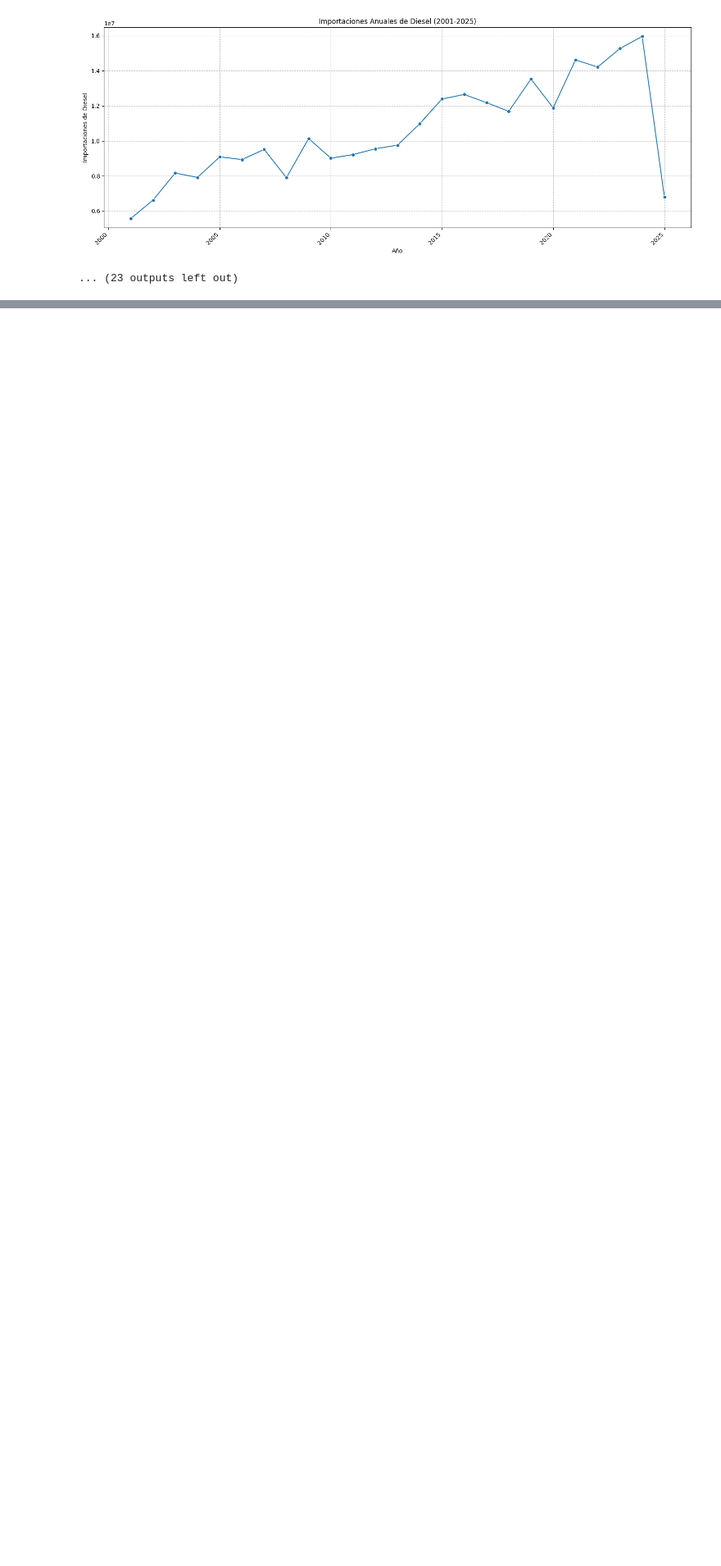
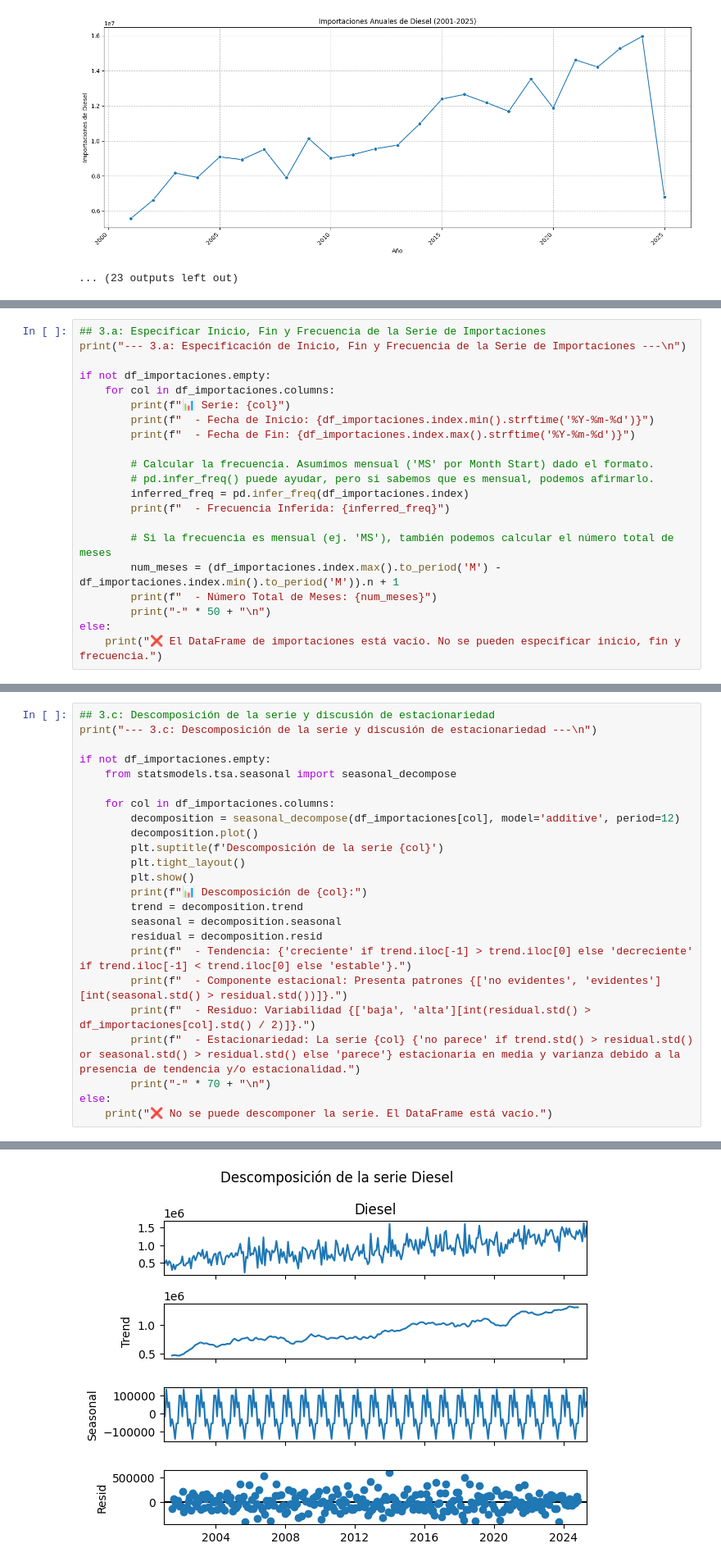
Before and after one commit to Saiyan-Javi/Lab1DS, a Jupyter notebook: Lab1.ipynb, the cells around one changed output, grey strips where cells are left out. Shown at 82% size. Cells and saved outputs as stored; diff of their text form; blank space fills up the shorter version.

```diff
--- a/Lab1.ipynb
+++ b/Lab1.ipynb
@@ -386,0 +531,21 @@ Tendencia anual de importaciones (Picos por Año y Tipo de Combustible):
+# %%
+## 3.a: Especificar Inicio, Fin y Frecuencia de la Serie de Importaciones
+print("--- 3.a: Especificación de Inicio, Fin y Frecuencia de la Serie de Importaciones ---\n")
+
+if not df_importaciones.empty:
+    for col in df_importaciones.columns:
+        print(f"📊 Serie: {col}")
+        print(f"  - Fecha de Inicio: {df_importaciones.index.min().strftime('%Y-%m-%d')}")
+        print(f"  - Fecha de Fin: {df_importaciones.index.max().strftime('%Y-%m-%d')}")
+
+        # Calcular la frecuencia. Asumimos mensual ('MS' por Month Start) dado el formato.
+        # pd.infer_freq() puede ayudar, pero si sabemos que es mensual, podemos afirmarlo.
+        inferred_freq = pd.infer_freq(df_importaciones.index)
+        print(f"  - Frecuencia Inferida: {inferred_freq}")
+
+        # Si la frecuencia es mensual (ej. 'MS'), también podemos calcular el número total de meses
+        num_meses = (df_importaciones.index.max().to_period('M') - df_importaciones.index.min().to_period('M')).n + 1
+        print(f"  - Número Total de Meses: {num_meses}")
+        print("-" * 50 + "\n")
+else:
+    print("❌ El DataFrame de importaciones está vacío. No se pueden especificar inicio, fin y frecuencia.")
@@ -386,0 +625,25 @@ Tendencia anual de importaciones (Picos por Año y Tipo de Combustible):
+# %%
+## 3.c: Descomposición de la serie y discusión de estacionariedad
+print("--- 3.c: Descomposición de la serie y discusión de estacionariedad ---\n")
+
+if not df_importaciones.empty:
+    from statsmodels.tsa.seasonal import seasonal_decompose
+
+    for col in df_importaciones.columns:
+        decomposition = seasonal_decompose(df_importaciones[col], model='additive', period=12)
+        decomposition.plot()
+        plt.suptitle(f'Descomposición de la serie {col}')
+        plt.tight_layout()
+        plt.show()
+        print(f"📊 Descomposición de {col}:")
+        trend = decomposition.trend
+        seasonal = decomposition.seasonal
+        residual = decomposition.resid
+        print(f"  - Tendencia: {'creciente' if trend.iloc[-1] > trend.iloc[0] else 'decreciente' if trend.iloc[-1] < trend.iloc[0] else 'estable'}.")
+        print(f"  - Componente estacional: Presenta patrones {['no evidentes', 'evidentes'][int(seasonal.std() > residual.std())]}.")
+        print(f"  - Residuo: Variabilidad {['baja', 'alta'][int(residual.std() > df_importaciones[col].std() / 2)]}.")
+        print(f"  - Estacionariedad: La serie {col} {'no parece' if trend.std() > residual.std() or seasonal.std() > residual.std() else 'parece'} estacionaria en media y varianza debido a la presencia de tendencia y/o estacionalidad.")
+        print("-" * 70 + "\n")
+else:
+    print("❌ No se puede descomponer la serie. El DataFrame está vacío.")
+# %% [output]
@@ -386,0 +651 @@ Tendencia anual de importaciones (Picos por Año y Tipo de Combustible):
+[figure, added]
```
Also changed, not shown: parts of 13 cells of this notebook.
